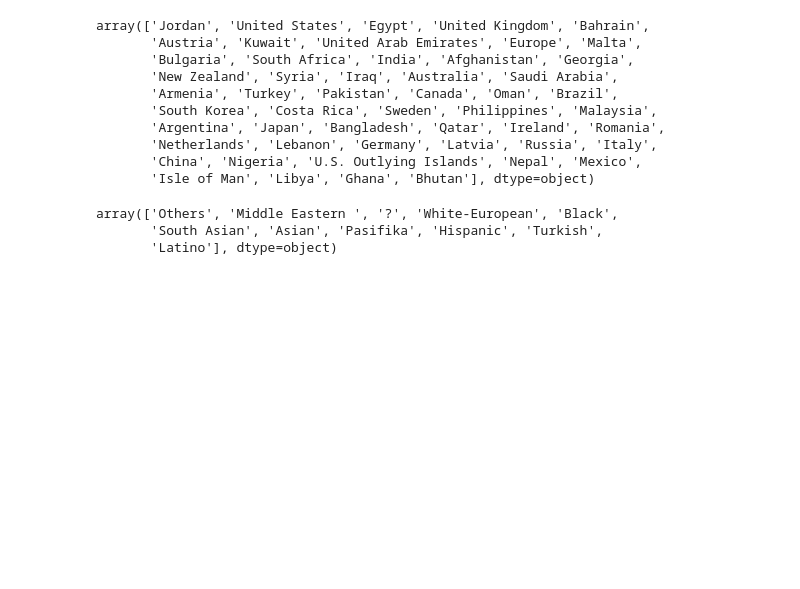
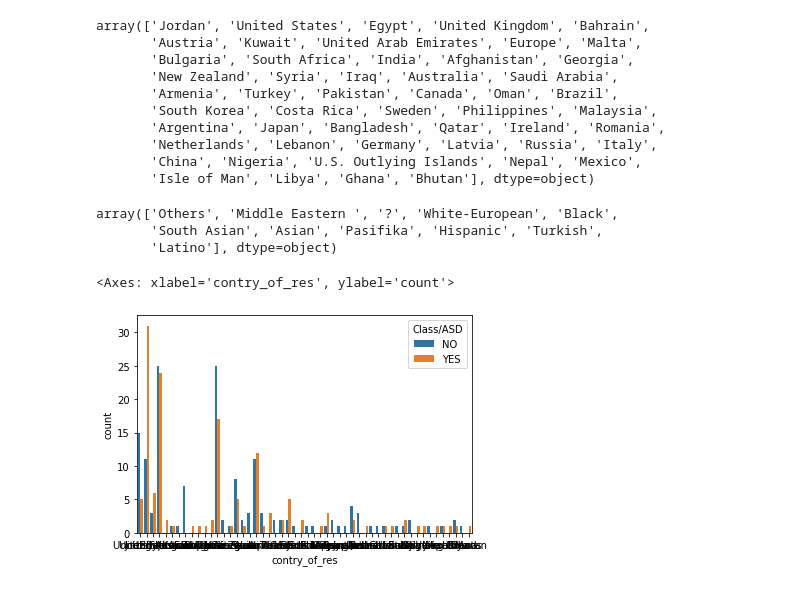
Before and after one commit to samratabduljalil/Detection-of-Autism-Spectrum-Disorder, a Jupyter notebook: code/Detection_of_Autism_Spectrum_Disorder.ipynb, the cells around one changed output. Drawn from its saved outputs; the diff is of its cells as text; code cells hidden in the pictures; blank space fills up the shorter version.

```diff
--- a/code/Detection_of_Autism_Spectrum_Disorder.ipynb
+++ b/code/Detection_of_Autism_Spectrum_Disorder.ipynb
@@ -39,0 +43,5 @@ array(['Others', 'Middle Eastern ', '?', 'White-European', 'Black',
+# %%
+sns.countplot(data=data,x="contry_of_res",hue="Class/ASD")
+# %% [output]
+<Axes: xlabel='contry_of_res', ylabel='count'>
+[figure, added]
```
Also changed, not shown: parts of 3 cells of this notebook.
